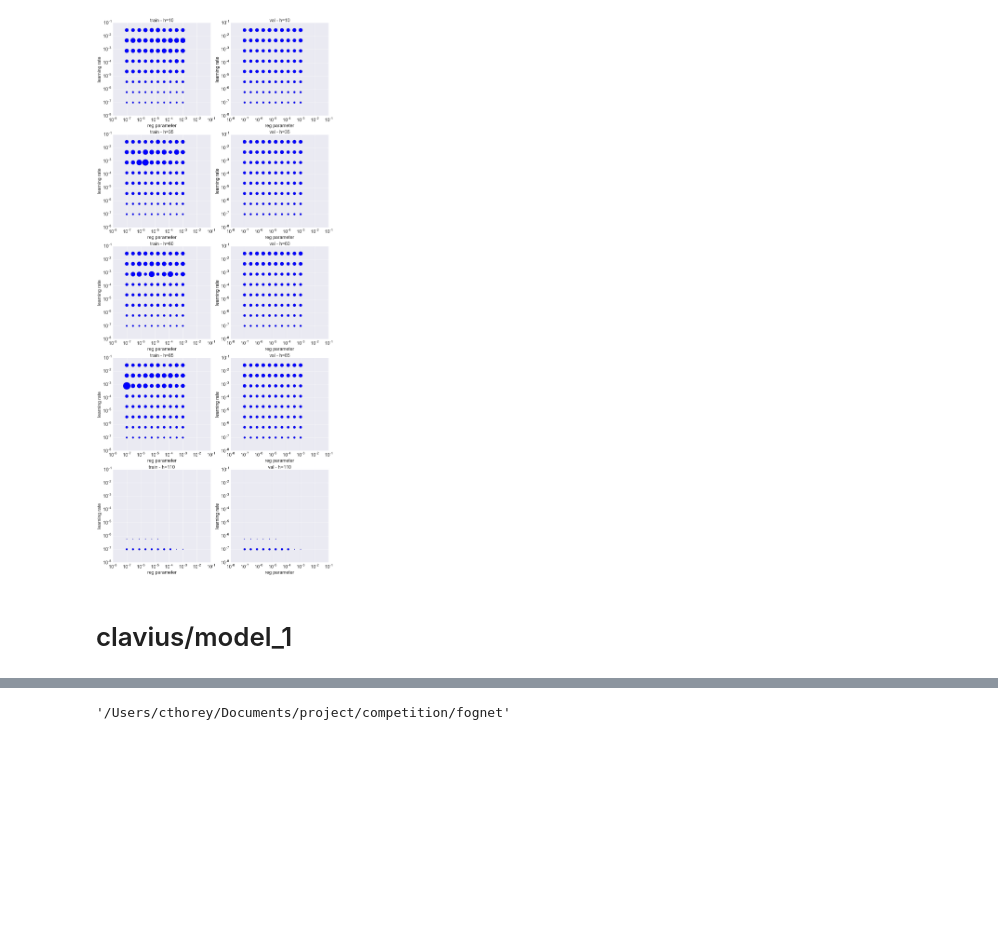
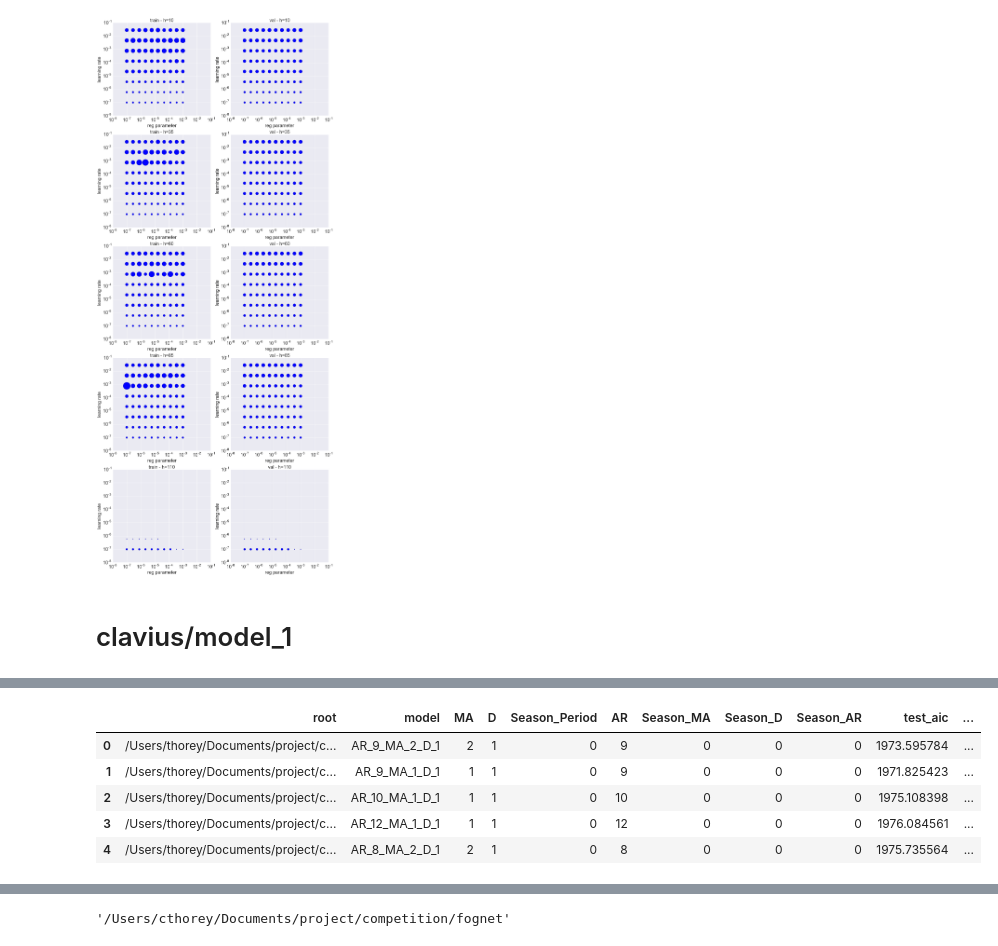
Before and after one commit to cthorey/fognet, a Jupyter notebook: Model_checking.ipynb, the cells around one changed output, grey strips where cells are left out. Cells and saved outputs as stored; diff of their text form; code cells hidden in the pictures; blank space fills up the shorter version.

```diff
--- a/Model_checking.ipynb
+++ b/Model_checking.ipynb
@@ -64,11 +64,19 @@ pd.read_csv(os.path.join(root,'result_ray.csv'),index_col=0).head(5)
 parameters_grid = {'AR': range(7),
                            'D': [0, 1],
                            'MA': range(7),
-                           'Season_RA': range(7),
+                           'Season_AR': range(7),
                            'Season_D': [0, 1],
                            'Season_MA': range(7),
                            'Season_Period': [0, 6, 12]}
 # %%
-root = '/Users/cthorey/Documents/project/competition/fognet/models/ray/arima'
-base_model = os.path.join(root,'model_0')
+root = '/Users/thorey/Documents/project/competition/fognet/models/bbking/arima'
+base_model = os.path.join(root,'model_1')
 dfmodels = get_result_arima(base_model,hp = parameters_grid.keys())
+dfmodels.head()
+# %% [output]
+|  | root | model | MA | D | Season_Period | AR | Season_MA | Season_D | Season_AR | test_aic | ... |
+| 0 | /Users/thorey/Documents/project/c... | AR_9_MA_2_D_1 | 2 | 1 | 0 | 9 | 0 | 0 | 0 | 1973.595784 | ... |
+| 1 | /Users/thorey/Documents/project/c... | AR_9_MA_1_D_1 | 1 | 1 | 0 | 9 | 0 | 0 | 0 | 1971.825423 | ... |
+| 2 | /Users/thorey/Documents/project/c... | AR_10_MA_1_D_1 | 1 | 1 | 0 | 10 | 0 | 0 | 0 | 1975.108398 | ... |
+| 3 | /Users/thorey/Documents/project/c... | AR_12_MA_1_D_1 | 1 | 1 | 0 | 12 | 0 | 0 | 0 | 1976.084561 | ... |
+| 4 | /Users/thorey/Documents/project/c... | AR_8_MA_2_D_1 | 2 | 1 | 0 | 8 | 0 | 0 | 0 | 1975.735564 | ... |
```
Also changed, not shown: parts of 1 cell of this notebook, 3 other files.
